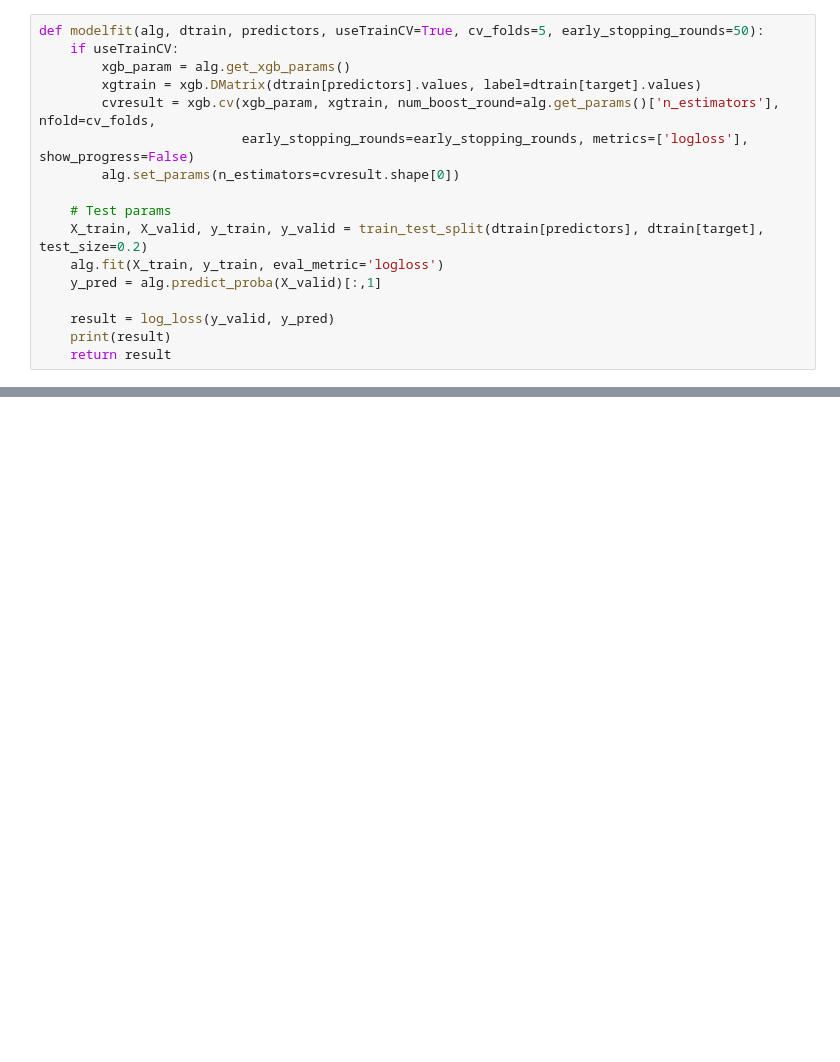
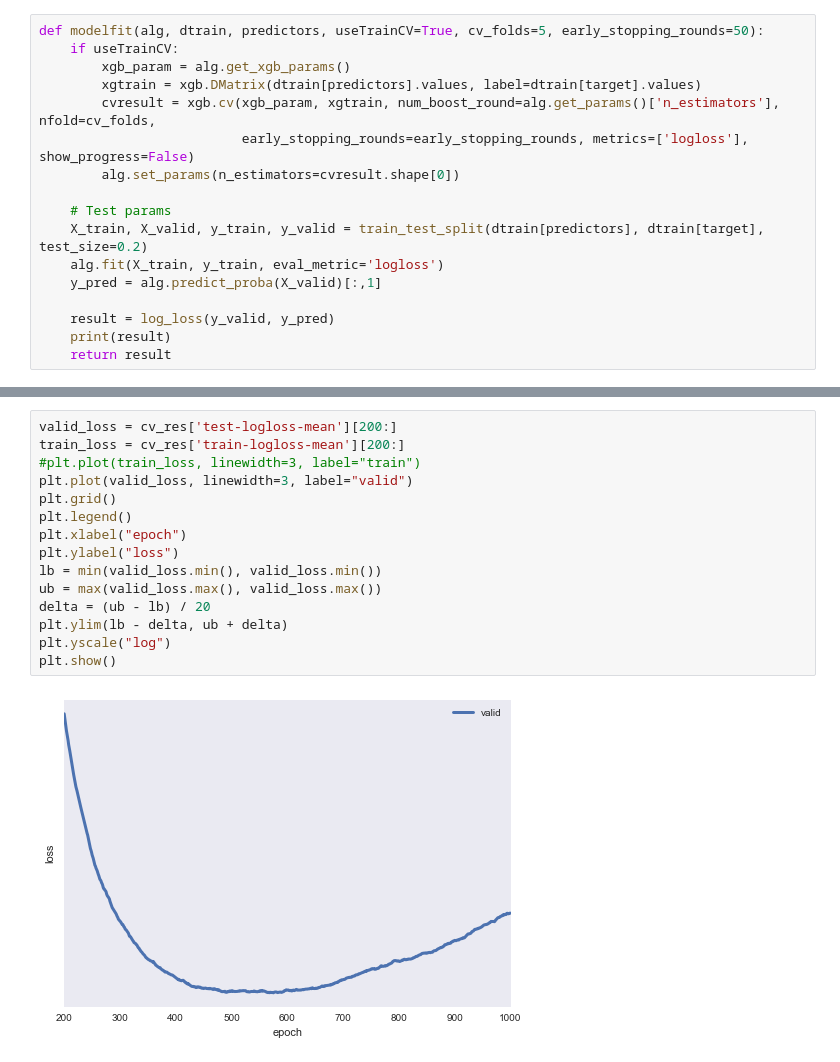
Before and after one commit to pinguinson/kobe-bryant-shot-selection, a Jupyter notebook: Exploration.ipynb, the cells around one changed output, grey strips where cells are left out. Cells and saved outputs as stored; diff of their text form; blank space fills up the shorter version.

```diff
--- a/Exploration.ipynb
+++ b/Exploration.ipynb
@@ -381,0 +301,17 @@ sns.distplot(data.loc_y, ax=ax2)
+# %%
+valid_loss = cv_res['test-logloss-mean'][200:]
+train_loss = cv_res['train-logloss-mean'][200:]
+#plt.plot(train_loss, linewidth=3, label="train")
+plt.plot(valid_loss, linewidth=3, label="valid")
+plt.grid()
+plt.legend()
+plt.xlabel("epoch")
+plt.ylabel("loss")
+lb = min(valid_loss.min(), valid_loss.min())
+ub = max(valid_loss.max(), valid_loss.max())
+delta = (ub - lb) / 20
+plt.ylim(lb - delta, ub + delta)
+plt.yscale("log")
+plt.show()
+# %% [output]
+[figure, added]
```
Also changed, not shown: parts of 16 cells of this notebook, 2 other files.
